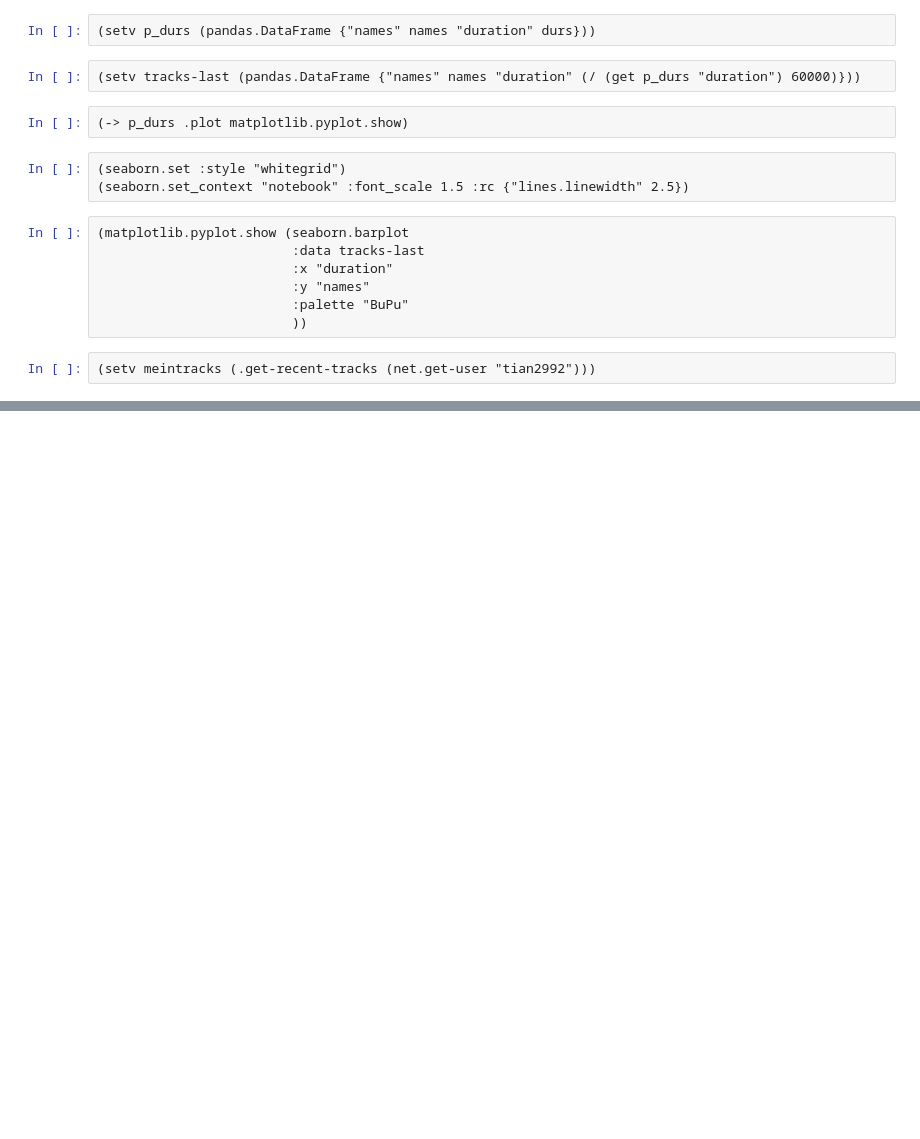
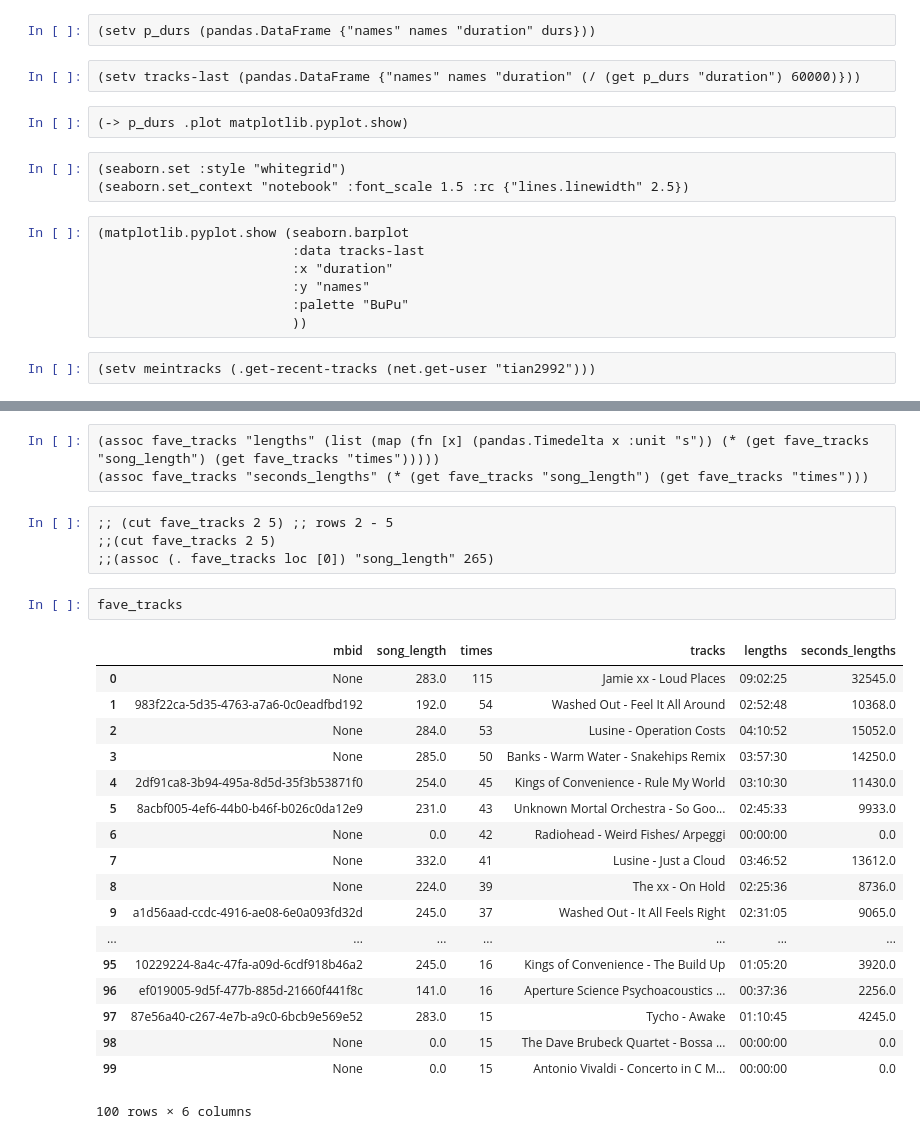
Before and after one commit to tian2992/playlisp, a Jupyter notebook: explorar.ipynb, the cells around one changed output, grey strips where cells are left out. Cells and saved outputs as stored; diff of their text form; blank space fills up the shorter version.

```diff
--- a/explorar.ipynb
+++ b/explorar.ipynb
@@ -49,0 +113,28 @@ meintracks
+# %%
+(assoc fave_tracks "lengths" (list (map (fn [x] (pandas.Timedelta x :unit "s")) (* (get fave_tracks "song_length") (get fave_tracks "times")))))
+(assoc fave_tracks "seconds_lengths" (* (get fave_tracks "song_length") (get fave_tracks "times")))
+# %%
+;; (cut fave_tracks 2 5) ;; rows 2 - 5
+;;(cut fave_tracks 2 5)
+;;(assoc (. fave_tracks loc [0]) "song_length" 265)
+# %%
+fave_tracks
+# %% [output]
+|  | mbid | song_length | times | tracks | lengths | seconds_lengths |
+| 0 | None | 283.0 | 115 | Jamie xx - Loud Places | 09:02:25 | 32545.0 |
+| 1 | 983f22ca-5d35-4763-a7a6-0c0eadfbd192 | 192.0 | 54 | Washed Out - Feel It All Around | 02:52:48 | 10368.0 |
+| 2 | None | 284.0 | 53 | Lusine - Operation Costs | 04:10:52 | 15052.0 |
+| 3 | None | 285.0 | 50 | Banks - Warm Water - Snakehips Remix | 03:57:30 | 14250.0 |
+| 4 | 2df91ca8-3b94-495a-8d5d-35f3b53871f0 | 254.0 | 45 | Kings of Convenience - Rule My World | 03:10:30 | 11430.0 |
+| 5 | 8acbf005-4ef6-44b0-b46f-b026c0da12e9 | 231.0 | 43 | Unknown Mortal Orchestra - So Goo... | 02:45:33 | 9933.0 |
+| 6 | None | 0.0 | 42 | Radiohead - Weird Fishes/ Arpeggi | 00:00:00 | 0.0 |
+| 7 | None | 332.0 | 41 | Lusine - Just a Cloud | 03:46:52 | 13612.0 |
+| 8 | None | 224.0 | 39 | The xx - On Hold | 02:25:36 | 8736.0 |
+| 9 | a1d56aad-ccdc-4916-ae08-6e0a093fd32d | 245.0 | 37 | Washed Out - It All Feels Right | 02:31:05 | 9065.0 |
+| ... | ... | ... | ... | ... | ... | ... |
+| 95 | 10229224-8a4c-47fa-a09d-6cdf918b46a2 | 245.0 | 16 | Kings of Convenience - The Build Up | 01:05:20 | 3920.0 |
+| 96 | ef019005-9d5f-477b-885d-21660f441f8c | 141.0 | 16 | Aperture Science Psychoacoustics ... | 00:37:36 | 2256.0 |
+| 97 | 87e56a40-c267-4e7b-a9c0-6bcb9e569e52 | 283.0 | 15 | Tycho - Awake | 01:10:45 | 4245.0 |
+| 98 | None | 0.0 | 15 | The Dave Brubeck Quartet - Bossa ... | 00:00:00 | 0.0 |
+| 99 | None | 0.0 | 15 | Antonio Vivaldi - Concerto in C M... | 00:00:00 | 0.0 |
+100 rows × 6 columns
```
Also changed, not shown: parts of 29 cells of this notebook.
